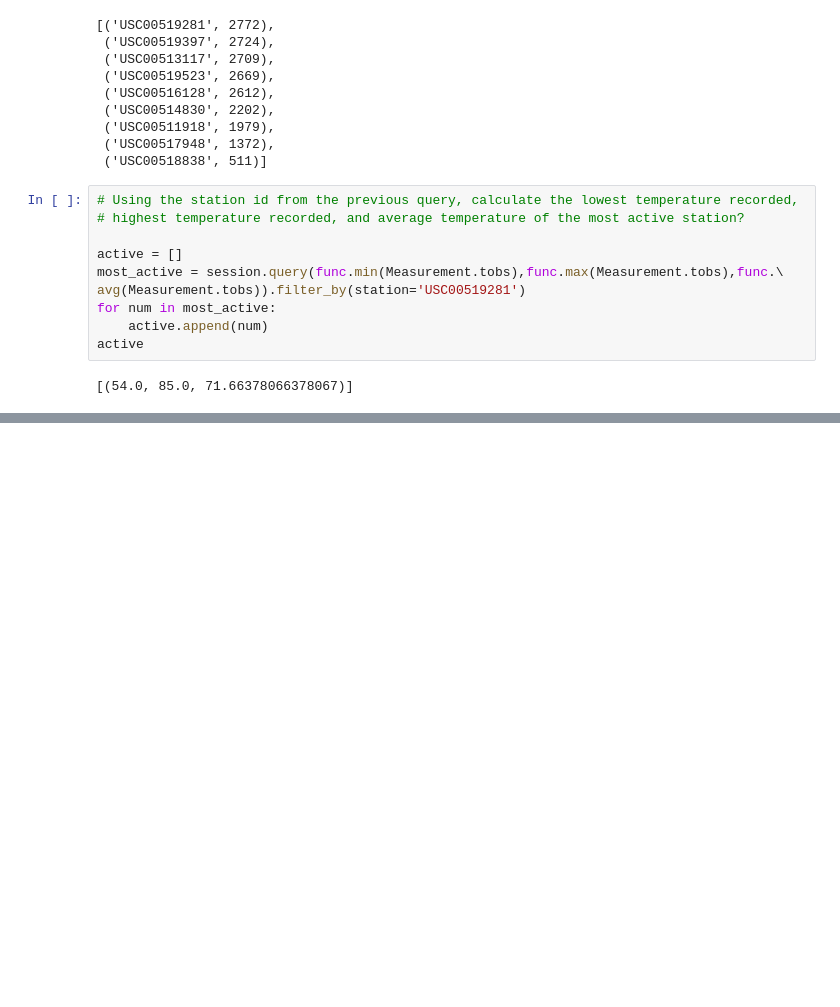
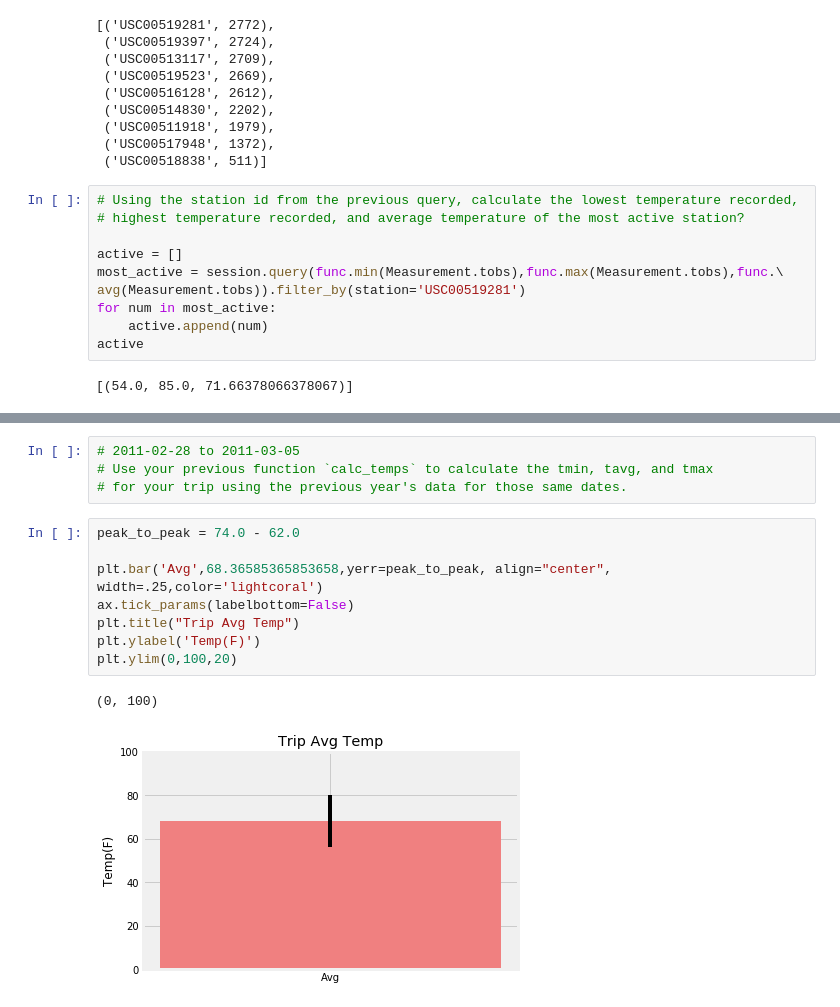
Before and after one commit to mitchellcapell95/sqlalchemy-challenge, a Jupyter notebook: Climate.ipynb, the cells around one changed output, grey strips where cells are left out. Saved outputs shown, nothing was run; the diff lists cells and outputs as text; blank space fills up the shorter version.

```diff
--- a/Climate.ipynb
+++ b/Climate.ipynb
@@ -142,0 +205,15 @@ active
+# %%
+# 2011-02-28 to 2011-03-05
+# Use your previous function `calc_temps` to calculate the tmin, tavg, and tmax
+# for your trip using the previous year's data for those same dates.
+# %%
+peak_to_peak = 74.0 - 62.0
+
+plt.bar('Avg',68.36585365853658,yerr=peak_to_peak, align="center", width=.25,color='lightcoral')
+ax.tick_params(labelbottom=False)
+plt.title("Trip Avg Temp")
+plt.ylabel('Temp(F)')
+plt.ylim(0,100,20)
+# %% [output]
+(0, 100)
+[figure, added]
```
Also changed, not shown: parts of 6 cells of this notebook, 1 other file.
